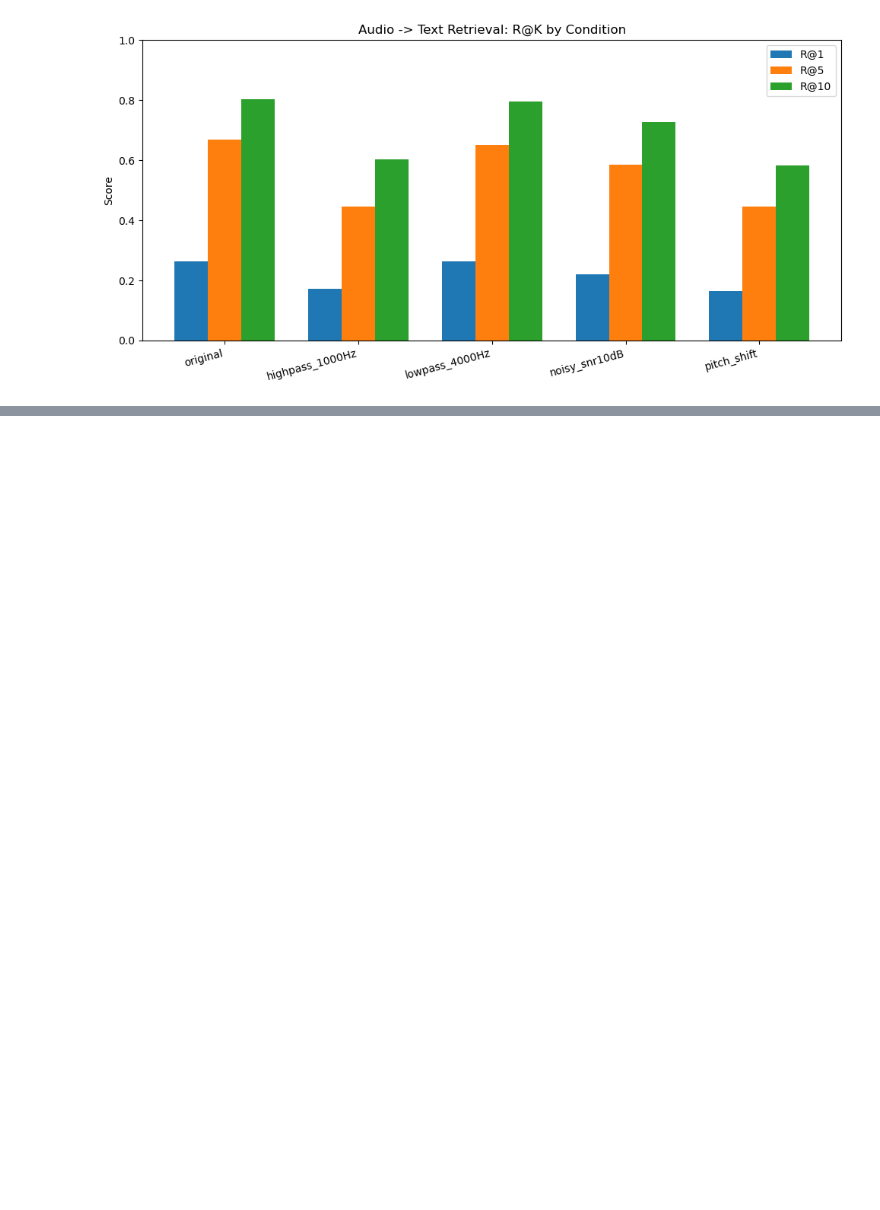
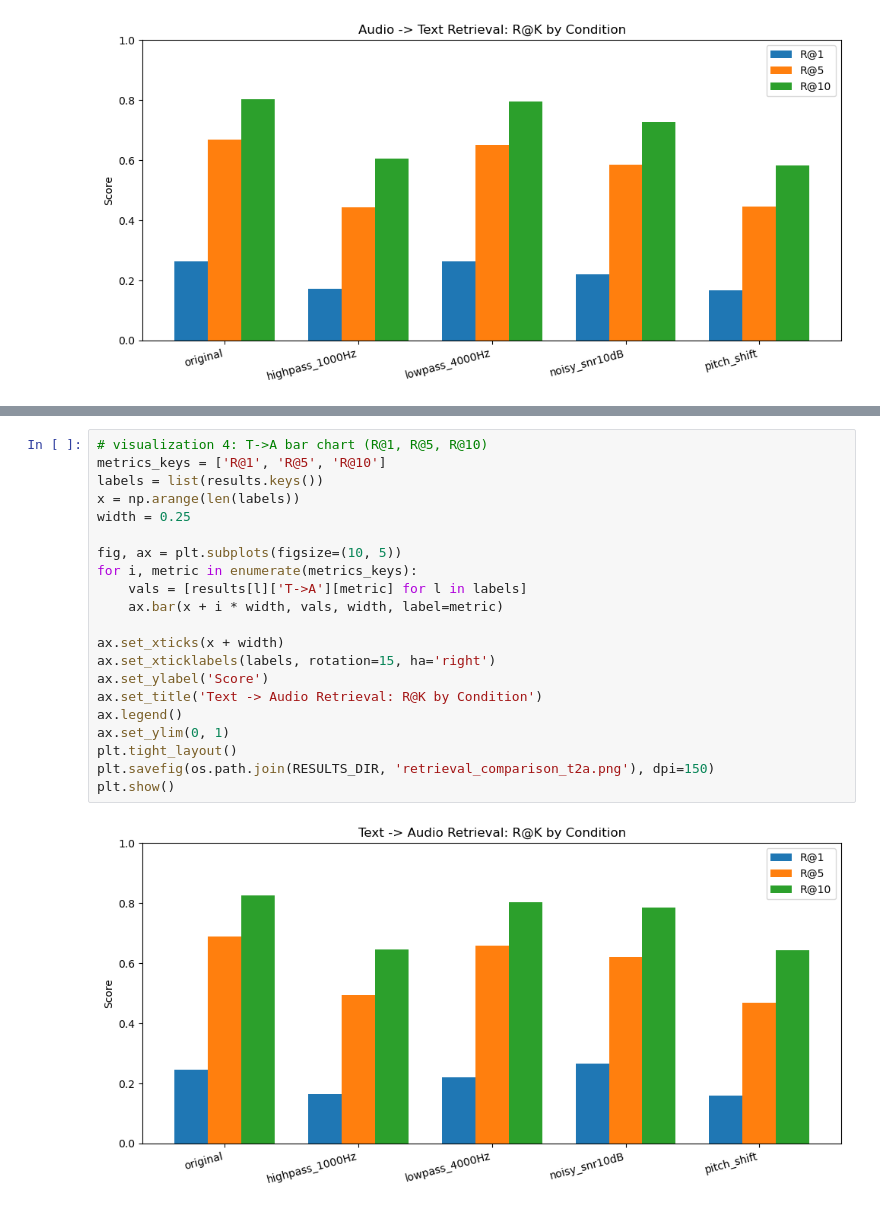
Before and after one commit to qianshuguo/audio-text-clap, a Jupyter notebook: notebooks/03_processed_audio_analysis.ipynb, the cells around one changed output, grey strips where cells are left out. Saved outputs shown, nothing was run; the diff lists cells and outputs as text; blank space fills up the shorter version.

```diff
--- a/notebooks/03_processed_audio_analysis.ipynb
+++ b/notebooks/03_processed_audio_analysis.ipynb
@@ -255,0 +293,23 @@ plt.show()
+# %%
+# visualization 4: T->A bar chart (R@1, R@5, R@10)
+metrics_keys = ['R@1', 'R@5', 'R@10']
+labels = list(results.keys())
+x = np.arange(len(labels))
+width = 0.25
+
+fig, ax = plt.subplots(figsize=(10, 5))
+for i, metric in enumerate(metrics_keys):
+    vals = [results[l]['T->A'][metric] for l in labels]
+    ax.bar(x + i * width, vals, width, label=metric)
+
+ax.set_xticks(x + width)
+ax.set_xticklabels(labels, rotation=15, ha='right')
+ax.set_ylabel('Score')
+ax.set_title('Text -> Audio Retrieval: R@K by Condition')
+ax.legend()
+ax.set_ylim(0, 1)
+plt.tight_layout()
+plt.savefig(os.path.join(RESULTS_DIR, 'retrieval_comparison_t2a.png'), dpi=150)
+plt.show()
+# %% [output]
+[figure, added]
```
Also changed, not shown: parts of 10 cells of this notebook, 17 other files.
